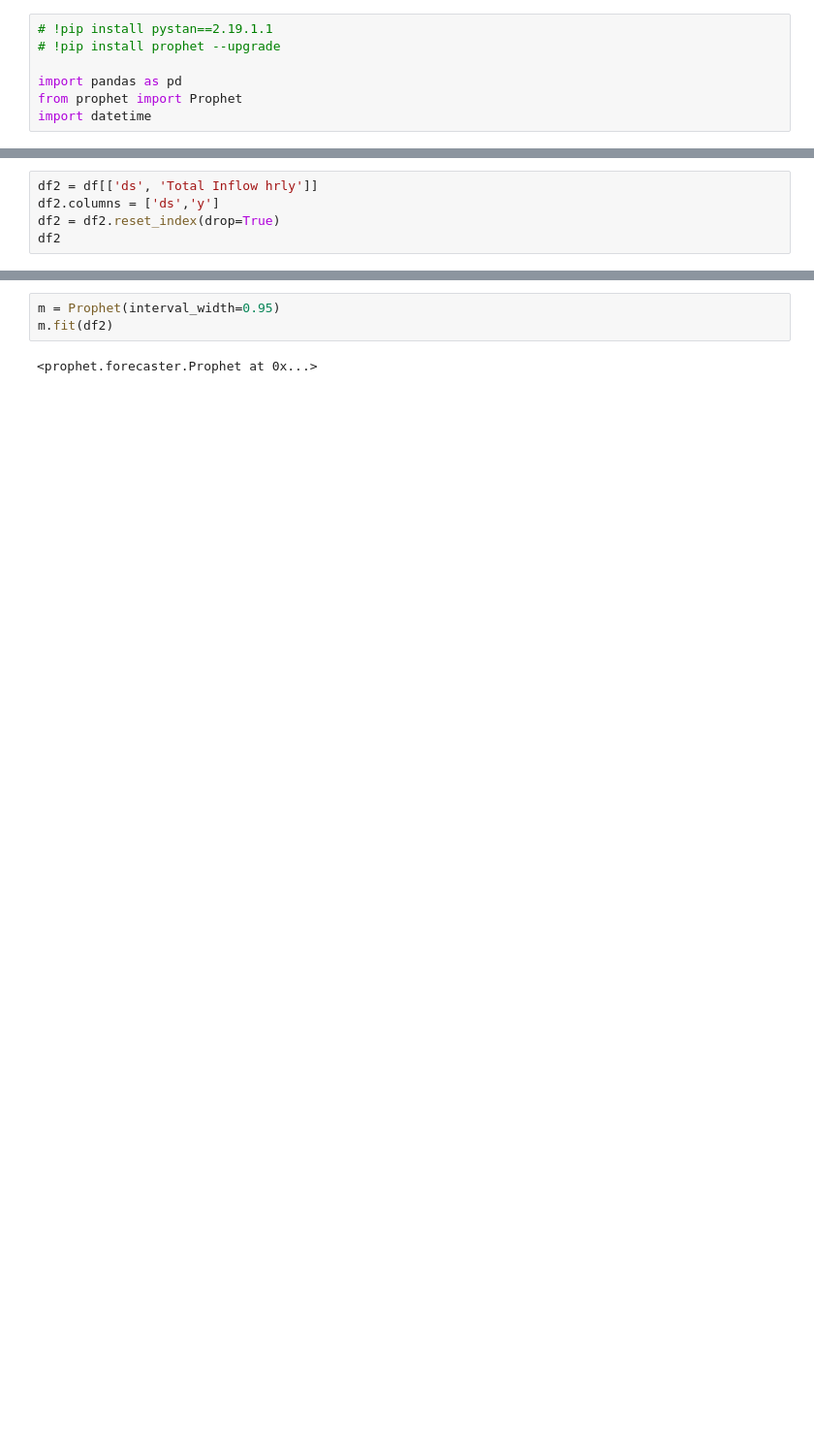
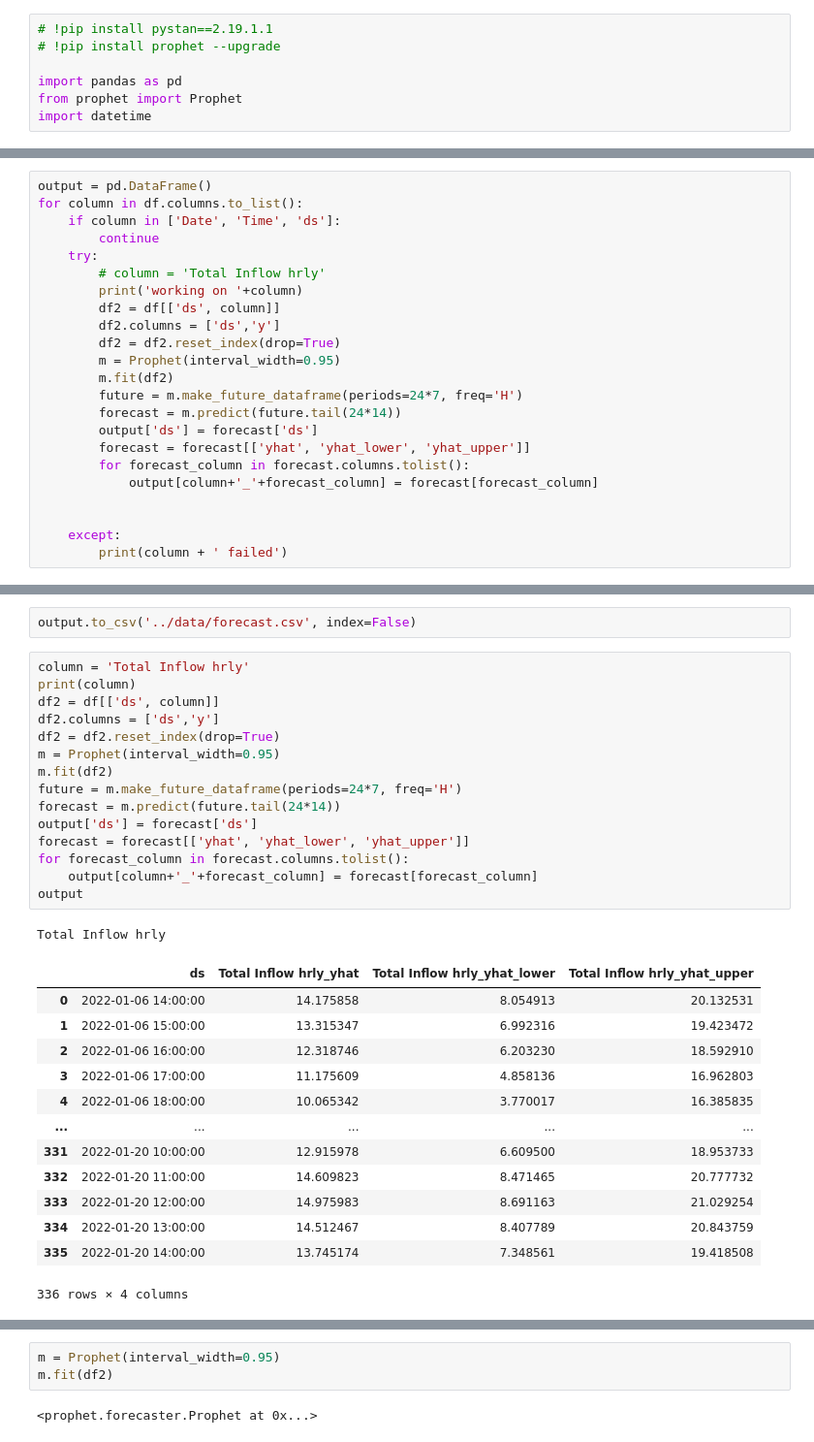
Before and after one commit to drdevinhopkins/hourly-report, a Jupyter notebook: notebooks/daily-visit-forecast copy.ipynb, the cells around one changed output, grey strips where cells are left out. Shown: that part at 97% size. Drawn from its saved outputs; the diff is of its cells as text; blank space fills up the shorter version.

```diff
--- a/notebooks/daily-visit-forecast copy.ipynb
+++ b/notebooks/daily-visit-forecast copy.ipynb
@@ -21,6 +21 @@ df.head()
 5 rows × 48 columns
-# %%
-df2 = df[['ds', 'Total Inflow hrly']]
-df2.columns = ['ds','y']
-df2 = df2.reset_index(drop=True)
-df2
@@ -40,0 +22,23 @@ df2
+# %%
+output = pd.DataFrame()
+for column in df.columns.to_list():
+    if column in ['Date', 'Time', 'ds']:
+        continue
+    try:
+        # column = 'Total Inflow hrly'
+        print('working on '+column)
+        df2 = df[['ds', column]]
+        df2.columns = ['ds','y']
+        df2 = df2.reset_index(drop=True)
+        m = Prophet(interval_width=0.95)
+        m.fit(df2)
+        future = m.make_future_dataframe(periods=24*7, freq='H')
+        forecast = m.predict(future.tail(24*14))
+        output['ds'] = forecast['ds']
+        forecast = forecast[['yhat', 'yhat_lower', 'yhat_upper']]
+        for forecast_column in forecast.columns.tolist():
+            output[column+'_'+forecast_column] = forecast[forecast_column]
+
+
+    except:
+        print(column + ' failed')
@@ -40,0 +73,32 @@ df2
+# %%
+output.to_csv('../data/forecast.csv', index=False)
+# %%
+column = 'Total Inflow hrly'
+print(column)
+df2 = df[['ds', column]]
+df2.columns = ['ds','y']
+df2 = df2.reset_index(drop=True)
+m = Prophet(interval_width=0.95)
+m.fit(df2)
+future = m.make_future_dataframe(periods=24*7, freq='H')
+forecast = m.predict(future.tail(24*14))
+output['ds'] = forecast['ds']
+forecast = forecast[['yhat', 'yhat_lower', 'yhat_upper']]
+for forecast_column in forecast.columns.tolist():
+    output[column+'_'+forecast_column] = forecast[forecast_column]
+output
+# %% [output]
+Total Inflow hrly
+|  | ds | Total Inflow hrly_yhat | Total Inflow hrly_yhat_lower | Total Inflow hrly_yhat_upper |
+| 0 | 2022-01-06 14:00:00 | 14.175858 | 8.054913 | 20.132531 |
+| 1 | 2022-01-06 15:00:00 | 13.315347 | 6.992316 | 19.423472 |
+| 2 | 2022-01-06 16:00:00 | 12.318746 | 6.203230 | 18.592910 |
+| 3 | 2022-01-06 17:00:00 | 11.175609 | 4.858136 | 16.962803 |
+| 4 | 2022-01-06 18:00:00 | 10.065342 | 3.770017 | 16.385835 |
+| ... | ... | ... | ... | ... |
+| 331 | 2022-01-20 10:00:00 | 12.915978 | 6.609500 | 18.953733 |
+| 332 | 2022-01-20 11:00:00 | 14.609823 | 8.471465 | 20.777732 |
+| 333 | 2022-01-20 12:00:00 | 14.975983 | 8.691163 | 21.029254 |
+| 334 | 2022-01-20 13:00:00 | 14.512467 | 8.407789 | 20.843759 |
+| 335 | 2022-01-20 14:00:00 | 13.745174 | 7.348561 | 19.418508 |
+336 rows × 4 columns
```
Also changed, not shown: parts of 12 cells of this notebook, 4 other files.
